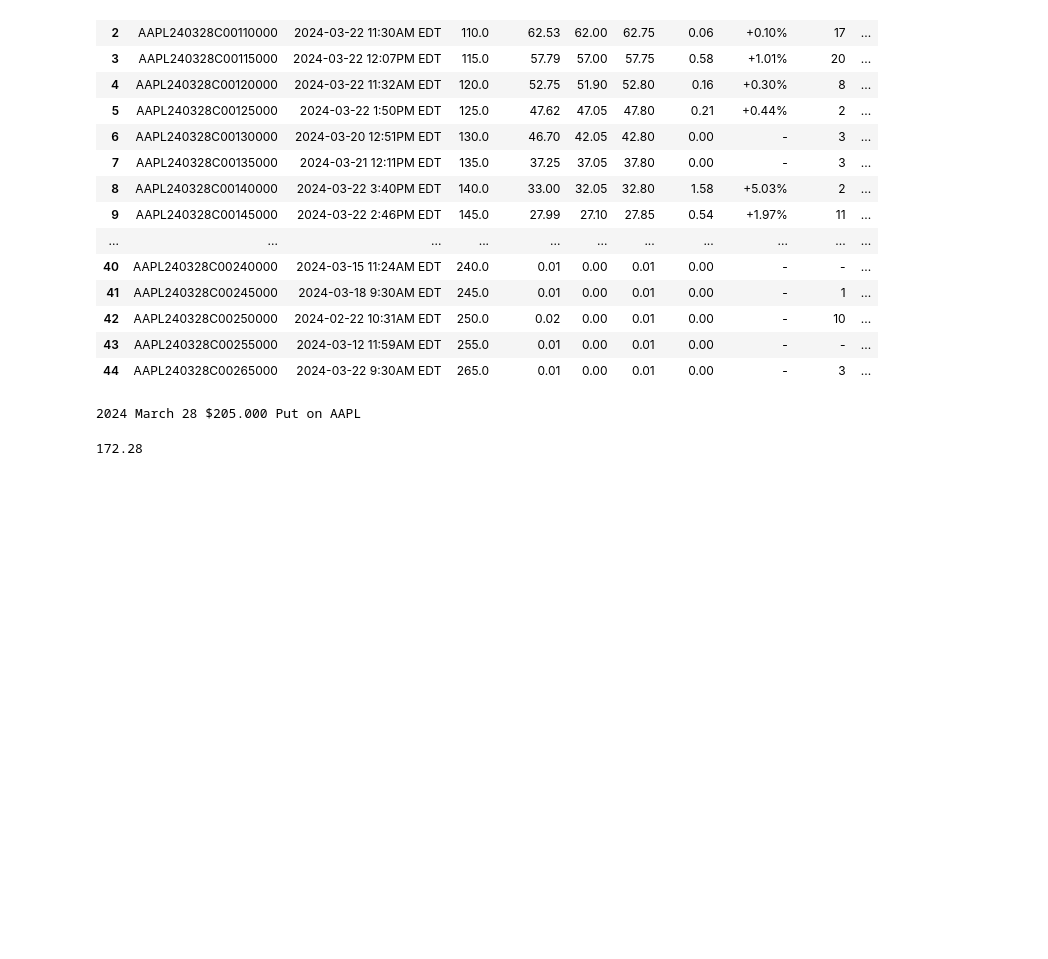
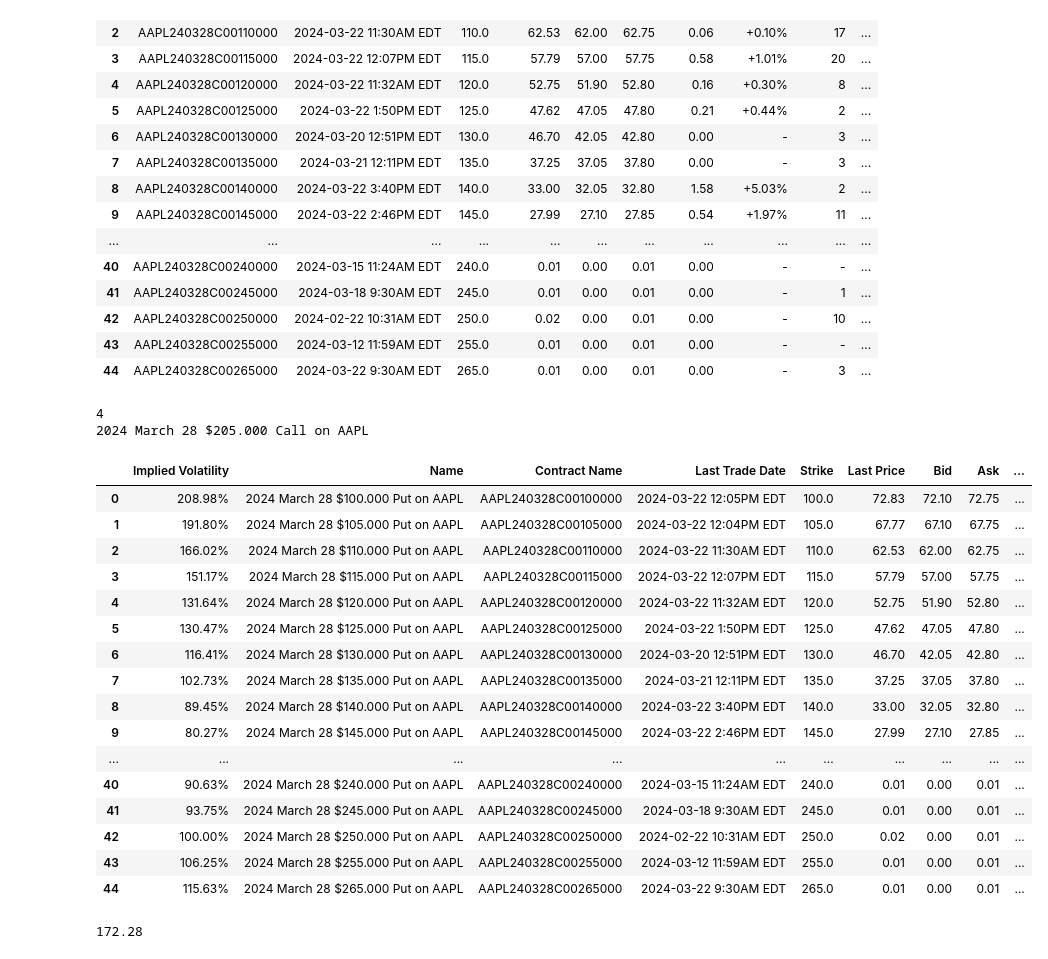
Before and after one commit to mikemartinez13/option-profit-calculator, a Jupyter notebook: testing.ipynb, the cells around one changed output. Saved outputs shown, nothing was run; the diff lists cells and outputs as text; code cells hidden in the pictures; blank space fills up the shorter version.

```diff
--- a/testing.ipynb
+++ b/testing.ipynb
@@ -66,17 +71,18 @@ chain
 | 44 | AAPL240328C00265000 | 2024-03-22 9:30AM EDT | 265.0 | 0.01 | 0.00 | 0.01 | 0.00 | - | 3 | ... |
 # %%
 def transcribe_option(option_string):
-    ticker_length = 0
+    t = 0
     for i, char in enumerate(option_string):
         if char.isdigit():
-            ticker_length = i
+            t = i
+            print(t)
             break
-    ticker_symbol = option_string[:i]
-    expiry_date = option_string[i:i+7]  # YYMMDD
+    ticker_symbol = option_string[:t]
+    expiry_date = option_string[t:t+7]  # YYMMDD
     strike_price = int(option_string[-8:])  # First five digits represent whole number
     strike_price_decimal = int(option_string[-3:])  # Last three digits represent decimals
     strike_price /= 1000  # Convert decimal part to proper fraction
-    option_type = "Call" if option_string[i+8] == 'C' else "Put"
+    option_type = "Call" if option_string[t+6] == 'C' else "Put"
 
     month_names = {
         "01": "January", "02": "February", "03": "March", "04": "April",
@@ -94,9 +100,34 @@ option_string = "AAPL240328C00205000"
 transcription = transcribe_option(option_string)
 print(transcription)
 # %% [output]
-2024 March 28 $205.000 Put on AAPL
+4
+2024 March 28 $205.000 Call on AAPL
 # %%
-chain['Contract Name'].str.apply()
+chain['Name'] = chain['Contract Name'].apply(transcribe_option)
+# %%
+chain
+cols = chain.columns.tolist()
+cols = cols[-1:] + cols[:-1]
+chain = chain[cols]
+chain
+# %% [output]
+|  | Implied Volatility | Name | Contract Name | Last Trade Date | Strike | Last Price | Bid | Ask | ... |
+| 0 | 208.98% | 2024 March 28 $100.000 Put on AAPL | AAPL240328C00100000 | 2024-03-22 12:05PM EDT | 100.0 | 72.83 | 72.10 | 72.75 | ... |
+| 1 | 191.80% | 2024 March 28 $105.000 Put on AAPL | AAPL240328C00105000 | 2024-03-22 12:04PM EDT | 105.0 | 67.77 | 67.10 | 67.75 | ... |
+| 2 | 166.02% | 2024 March 28 $110.000 Put on AAPL | AAPL240328C00110000 | 2024-03-22 11:30AM EDT | 110.0 | 62.53 | 62.00 | 62.75 | ... |
+| 3 | 151.17% | 2024 March 28 $115.000 Put on AAPL | AAPL240328C00115000 | 2024-03-22 12:07PM EDT | 115.0 | 57.79 | 57.00 | 57.75 | ... |
+| 4 | 131.64% | 2024 March 28 $120.000 Put on AAPL | AAPL240328C00120000 | 2024-03-22 11:32AM EDT | 120.0 | 52.75 | 51.90 | 52.80 | ... |
+| 5 | 130.47% | 2024 March 28 $125.000 Put on AAPL | AAPL240328C00125000 | 2024-03-22 1:50PM EDT | 125.0 | 47.62 | 47.05 | 47.80 | ... |
+| 6 | 116.41% | 2024 March 28 $130.000 Put on AAPL | AAPL240328C00130000 | 2024-03-20 12:51PM EDT | 130.0 | 46.70 | 42.05 | 42.80 | ... |
+| 7 | 102.73% | 2024 March 28 $135.000 Put on AAPL | AAPL240328C00135000 | 2024-03-21 12:11PM EDT | 135.0 | 37.25 | 37.05 | 37.80 | ... |
+| 8 | 89.45% | 2024 March 28 $140.000 Put on AAPL | AAPL240328C00140000 | 2024-03-22 3:40PM EDT | 140.0 | 33.00 | 32.05 | 32.80 | ... |
+| 9 | 80.27% | 2024 March 28 $145.000 Put on AAPL | AAPL240328C00145000 | 2024-03-22 2:46PM EDT | 145.0 | 27.99 | 27.10 | 27.85 | ... |
+| ... | ... | ... | ... | ... | ... | ... | ... | ... | ... |
+| 40 | 90.63% | 2024 March 28 $240.000 Put on AAPL | AAPL240328C00240000 | 2024-03-15 11:24AM EDT | 240.0 | 0.01 | 0.00 | 0.01 | ... |
+| 41 | 93.75% | 2024 March 28 $245.000 Put on AAPL | AAPL240328C00245000 | 2024-03-18 9:30AM EDT | 245.0 | 0.01 | 0.00 | 0.01 | ... |
+| 42 | 100.00% | 2024 March 28 $250.000 Put on AAPL | AAPL240328C00250000 | 2024-02-22 10:31AM EDT | 250.0 | 0.02 | 0.00 | 0.01 | ... |
+| 43 | 106.25% | 2024 March 28 $255.000 Put on AAPL | AAPL240328C00255000 | 2024-03-12 11:59AM EDT | 255.0 | 0.01 | 0.00 | 0.01 | ... |
+| 44 | 115.63% | 2024 March 28 $265.000 Put on AAPL | AAPL240328C00265000 | 2024-03-22 9:30AM EDT | 265.0 | 0.01 | 0.00 | 0.01 | ... |
 # %%
 price = stock_info.get_live_price('AAPL')
 print(round(price,2))
```
Also changed, not shown: parts of 5 cells of this notebook, 4 other files.
